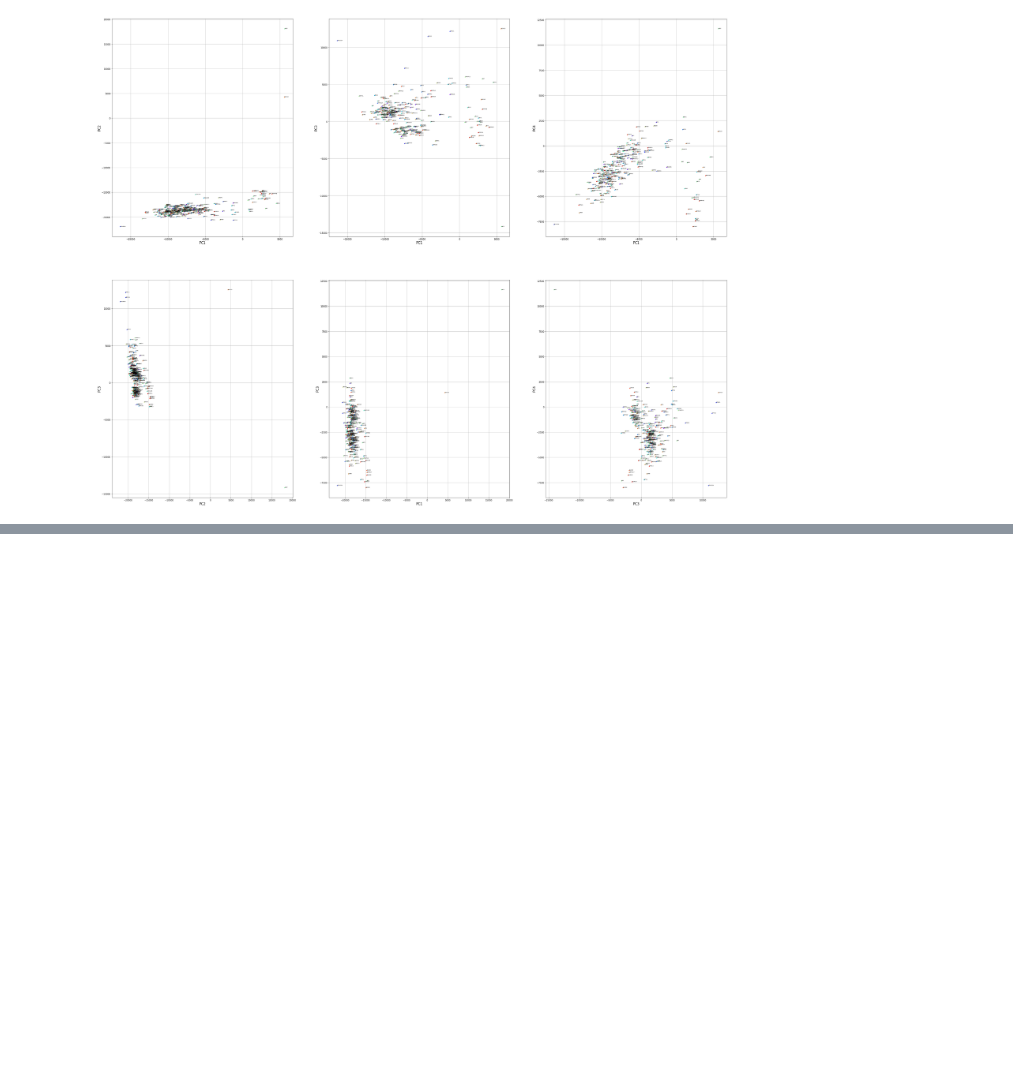
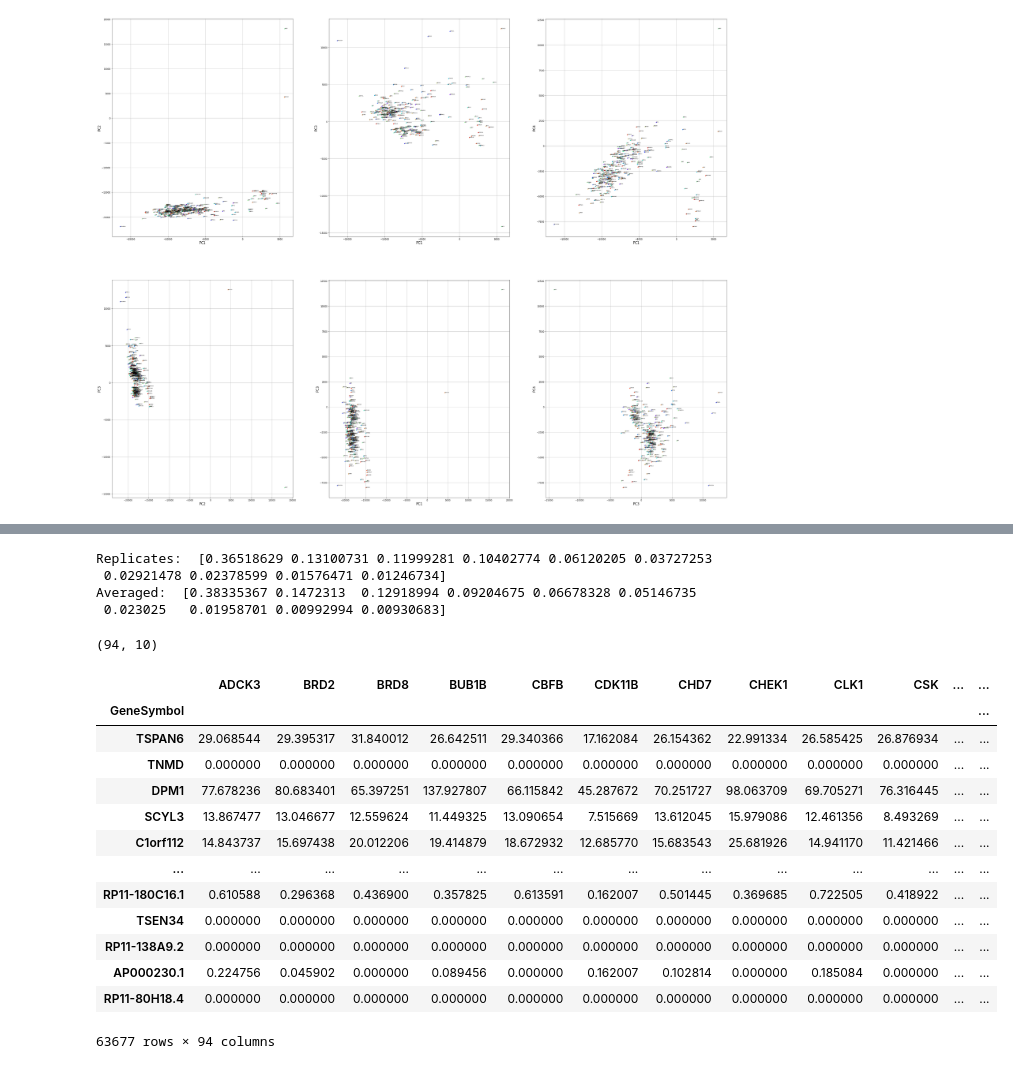
Before and after one commit to meyer-lab/DE-learning, a Jupyter notebook: de/scratchwork.ipynb, the cells around one changed output, grey strips where cells are left out. Saved outputs shown, nothing was run; the diff lists cells and outputs as text; code cells hidden in the pictures; blank space fills up the shorter version.

```diff
--- a/de/scratchwork.ipynb
+++ b/de/scratchwork.ipynb
@@ -260,0 +271,29 @@ AttributeError: 'PCA' object has no attribute 'biplot'
+# %%
+print("Replicates: ", pca_list[0].explained_variance_ratio_)
+print("Averaged: ", pca_list_combined[0].explained_variance_ratio_)
+# %% [output]
+Replicates:  [0.36518629 0.13100731 0.11999281 0.10402774 0.06120205 0.03727253
+ 0.02921478 0.02378599 0.01576471 0.01246734]
+Averaged:  [0.38335367 0.1472313  0.12918994 0.09204675 0.06678328 0.05146735
+ 0.023025   0.01958701 0.00992994 0.00930683]
+# %%
+X_r_combined.shape
+# %% [output]
+(94, 10)
+# %%
+data_combined
+# %% [output]
+|  | ADCK3 | BRD2 | BRD8 | BUB1B | CBFB | CDK11B | CHD7 | CHEK1 | CLK1 | CSK | ... | ... |
+| GeneSymbol |  |  |  |  |  |  |  |  |  |  |  | ... |
+| TSPAN6 | 29.068544 | 29.395317 | 31.840012 | 26.642511 | 29.340366 | 17.162084 | 26.154362 | 22.991334 | 26.585425 | 26.876934 | ... | ... |
+| TNMD | 0.000000 | 0.000000 | 0.000000 | 0.000000 | 0.000000 | 0.000000 | 0.000000 | 0.000000 | 0.000000 | 0.000000 | ... | ... |
+| DPM1 | 77.678236 | 80.683401 | 65.397251 | 137.927807 | 66.115842 | 45.287672 | 70.251727 | 98.063709 | 69.705271 | 76.316445 | ... | ... |
+| SCYL3 | 13.867477 | 13.046677 | 12.559624 | 11.449325 | 13.090654 | 7.515669 | 13.612045 | 15.979086 | 12.461356 | 8.493269 | ... | ... |
+| C1orf112 | 14.843737 | 15.697438 | 20.012206 | 19.414879 | 18.672932 | 12.685770 | 15.683543 | 25.681926 | 14.941170 | 11.421466 | ... | ... |
+| ... | ... | ... | ... | ... | ... | ... | ... | ... | ... | ... | ... | ... |
+| RP11-180C16.1 | 0.610588 | 0.296368 | 0.436900 | 0.357825 | 0.613591 | 0.162007 | 0.501445 | 0.369685 | 0.722505 | 0.418922 | ... | ... |
+| TSEN34 | 0.000000 | 0.000000 | 0.000000 | 0.000000 | 0.000000 | 0.000000 | 0.000000 | 0.000000 | 0.000000 | 0.000000 | ... | ... |
+| RP11-138A9.2 | 0.000000 | 0.000000 | 0.000000 | 0.000000 | 0.000000 | 0.000000 | 0.000000 | 0.000000 | 0.000000 | 0.000000 | ... | ... |
+| AP000230.1 | 0.224756 | 0.045902 | 0.000000 | 0.089456 | 0.000000 | 0.162007 | 0.102814 | 0.000000 | 0.185084 | 0.000000 | ... | ... |
+| RP11-80H18.4 | 0.000000 | 0.000000 | 0.000000 | 0.000000 | 0.000000 | 0.000000 | 0.000000 | 0.000000 | 0.000000 | 0.000000 | ... | ... |
+63677 rows × 94 columns
```
Also changed, not shown: parts of 14 cells of this notebook, 22 other files.
